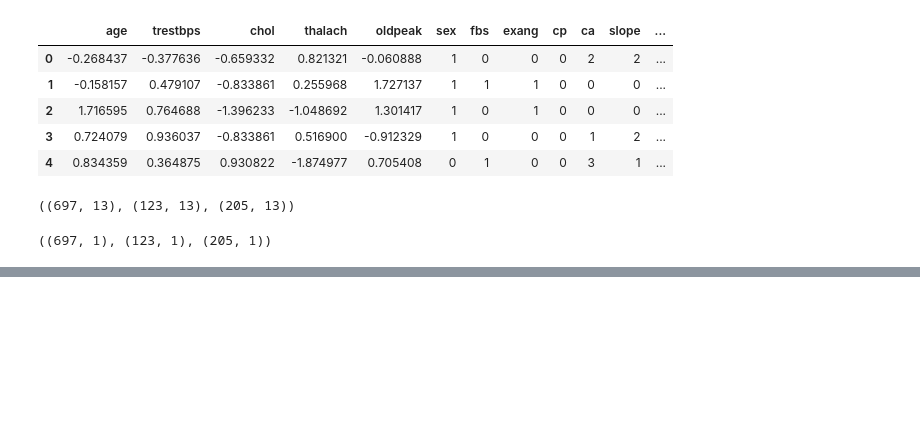
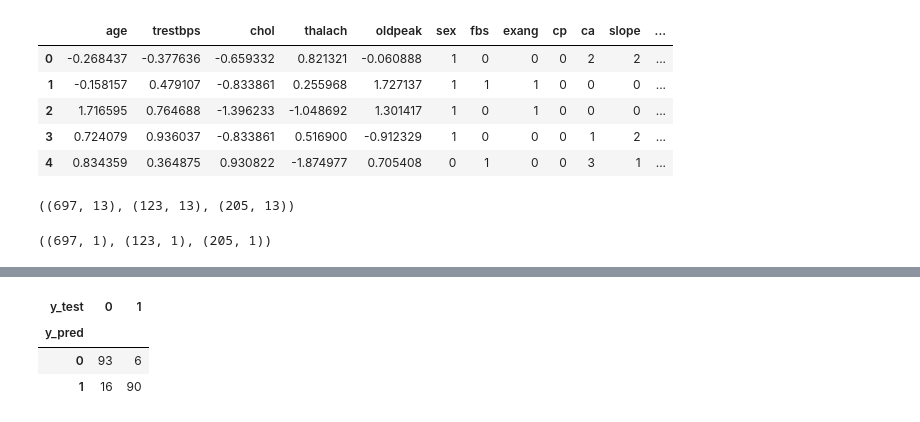
Before and after one commit to Wilbertz/Getting-Started-with-Tensorflow, a Jupyter notebook: FunctionalModel.ipynb, the cells around one changed output, grey strips where cells are left out. Drawn from its saved outputs; the diff is of its cells as text; code cells hidden in the pictures; blank space fills up the shorter version.

```diff
--- a/FunctionalModel.ipynb
+++ b/FunctionalModel.ipynb
@@ -203,0 +380,7 @@ y_train.shape, y_val.shape, y_test.shape
+# %%
+pd.crosstab(pred_results.y_pred, pred_results.y_test)
+# %% [output]
+| y_test | 0 | 1 |
+| y_pred |  |  |
+| 0 | 93 | 6 |
+| 1 | 16 | 90 |
```
Also changed, not shown: parts of 16 cells of this notebook.
